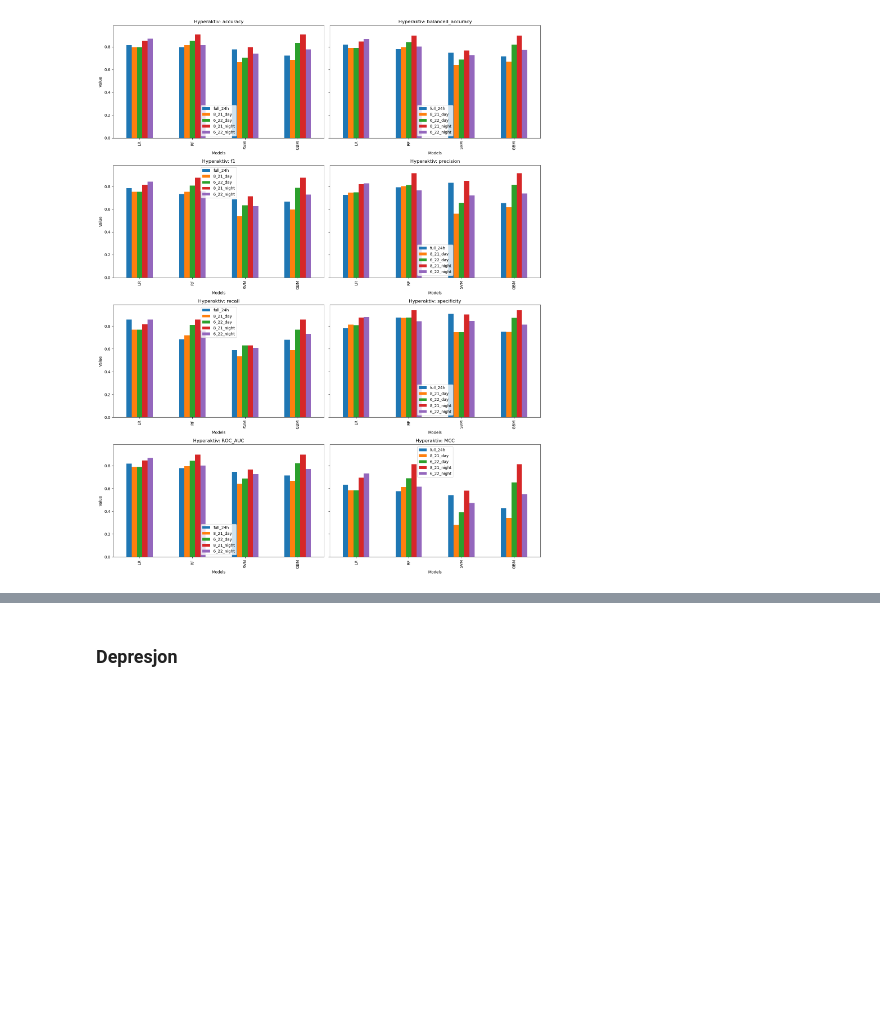
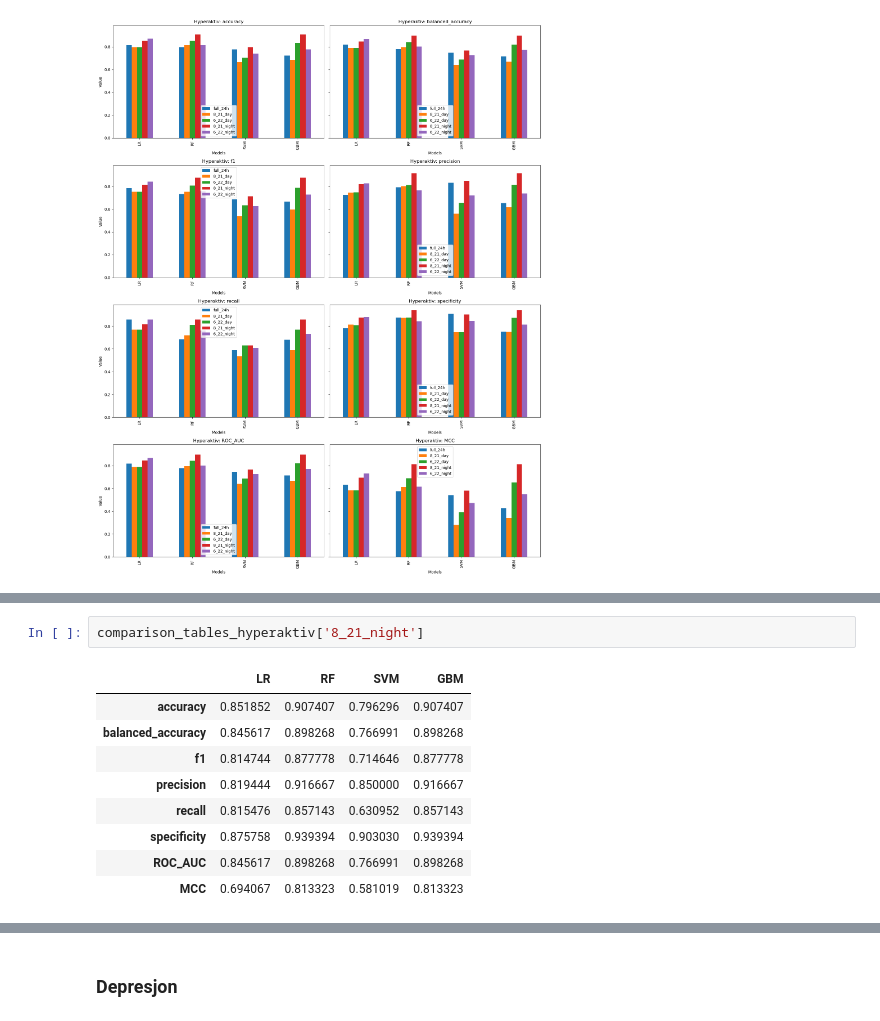
Before and after one commit to tunczyk101/Mental-Disorder-TS, a Jupyter notebook: plot_results.ipynb, the cells around one changed output, grey strips where cells are left out. Saved outputs shown, nothing was run; the diff lists cells and outputs as text; blank space fills up the shorter version.

```diff
--- a/plot_results.ipynb
+++ b/plot_results.ipynb
@@ -237,0 +298,12 @@ plot_day_night_full_comparison(all_models_results["hyperactiv"], "Hyperaktiv", f
+# %%
+comparison_tables_hyperaktiv['8_21_night']
+# %% [output]
+|  | LR | RF | SVM | GBM |
+| accuracy | 0.851852 | 0.907407 | 0.796296 | 0.907407 |
+| balanced_accuracy | 0.845617 | 0.898268 | 0.766991 | 0.898268 |
+| f1 | 0.814744 | 0.877778 | 0.714646 | 0.877778 |
+| precision | 0.819444 | 0.916667 | 0.850000 | 0.916667 |
+| recall | 0.815476 | 0.857143 | 0.630952 | 0.857143 |
+| specificity | 0.875758 | 0.939394 | 0.903030 | 0.939394 |
+| ROC_AUC | 0.845617 | 0.898268 | 0.766991 | 0.898268 |
+| MCC | 0.694067 | 0.813323 | 0.581019 | 0.813323 |
```
Also changed, not shown: parts of 20 cells of this notebook, 2 other files.
